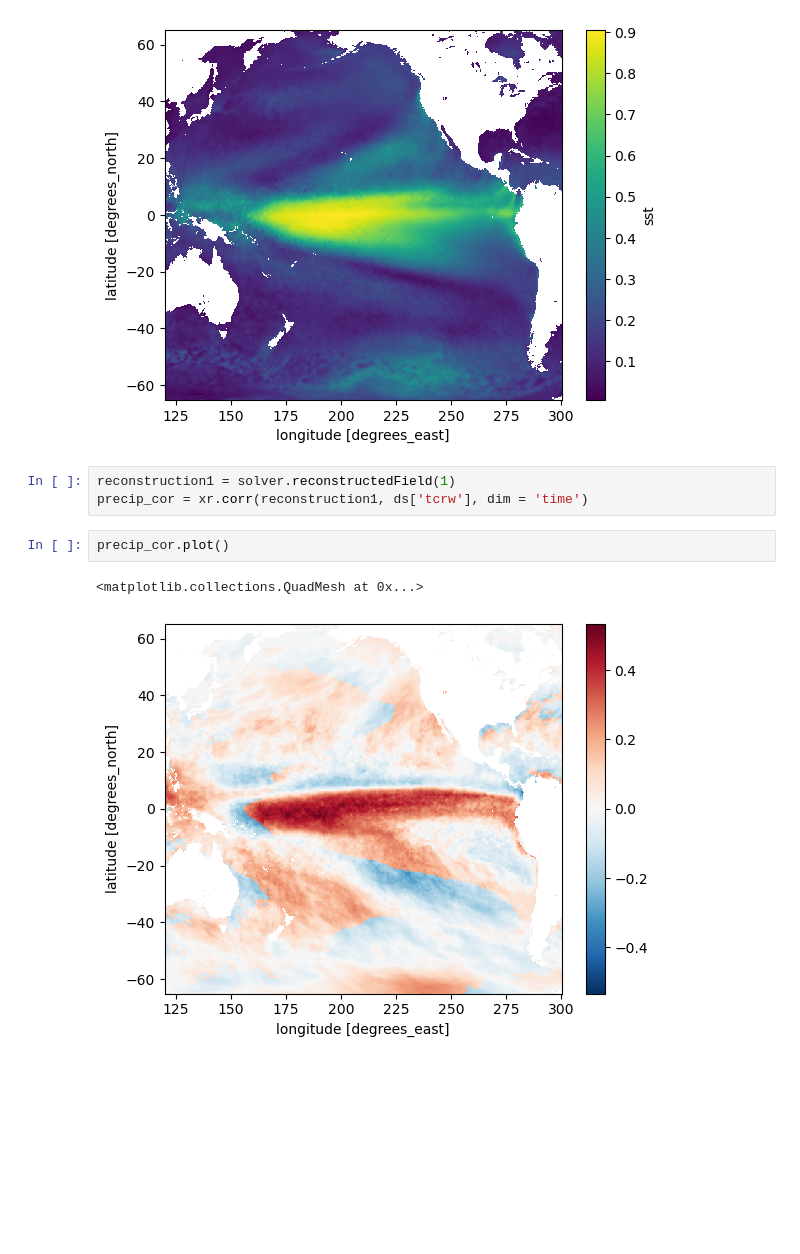
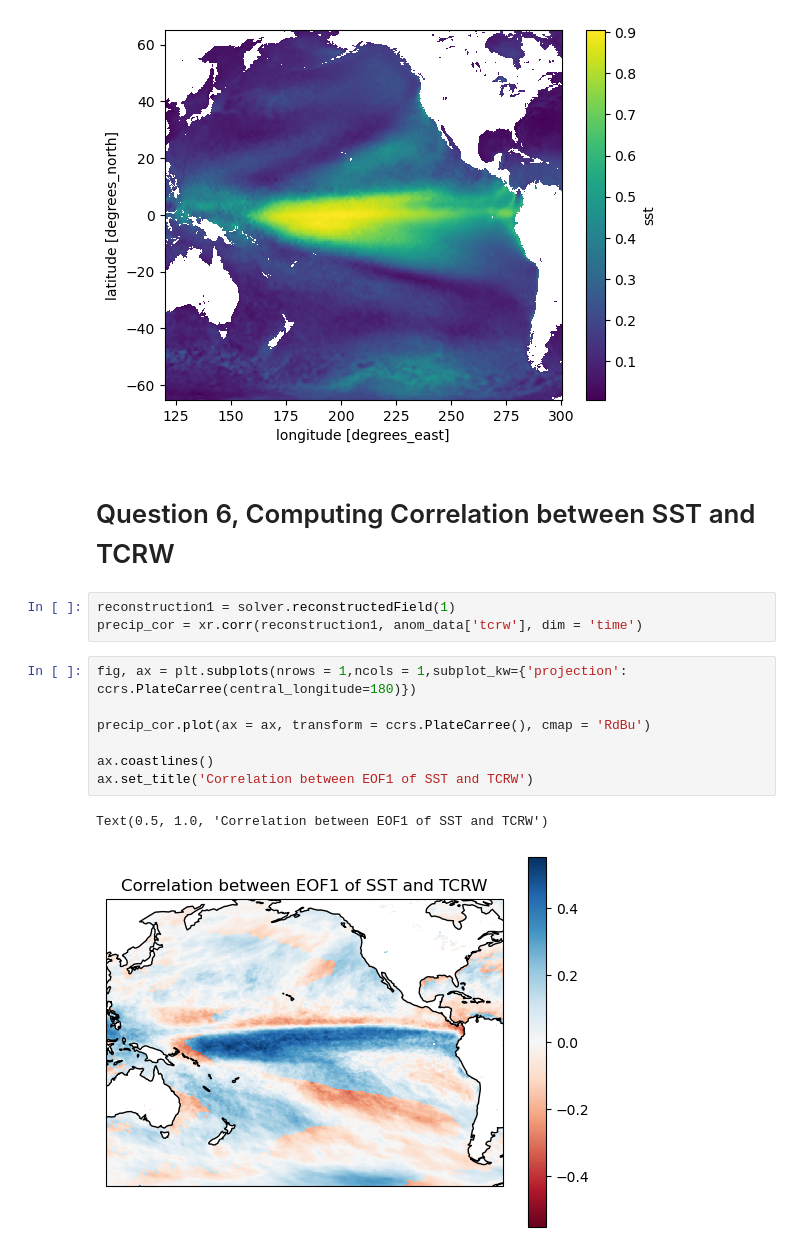
Before and after one commit to swnesbitt/ATMS-523-Module-4, a Jupyter notebook: park_solution.ipynb, the cells around one changed output. Saved outputs shown, nothing was run; the diff lists cells and outputs as text; blank space fills up the shorter version.

```diff
--- a/park_solution.ipynb
+++ b/park_solution.ipynb
@@ -234,11 +256,18 @@ eof_eval.plot()
 # %% [output]
 <matplotlib.collections.QuadMesh at 0x...>
 [figure]
+# %% [markdown]
+# Question 6, Computing Correlation between SST and TCRW
 # %%
 reconstruction1 = solver.reconstructedField(1)
-precip_cor = xr.corr(reconstruction1, ds['tcrw'], dim = 'time')
+precip_cor = xr.corr(reconstruction1, anom_data['tcrw'], dim = 'time')
 # %%
-precip_cor.plot()
+fig, ax = plt.subplots(nrows = 1,ncols = 1,subplot_kw={'projection': ccrs.PlateCarree(central_longitude=180)})
+
+precip_cor.plot(ax = ax, transform = ccrs.PlateCarree(), cmap = 'RdBu')
+
+ax.coastlines()
+ax.set_title('Correlation between EOF1 of SST and TCRW')
 # %% [output]
-<matplotlib.collections.QuadMesh at 0x...>
+Text(0.5, 1.0, 'Correlation between EOF1 of SST and TCRW')
-[figure, old version]
+[figure, new version]
```
Also changed, not shown: parts of 12 cells of this notebook, 2 other files.
